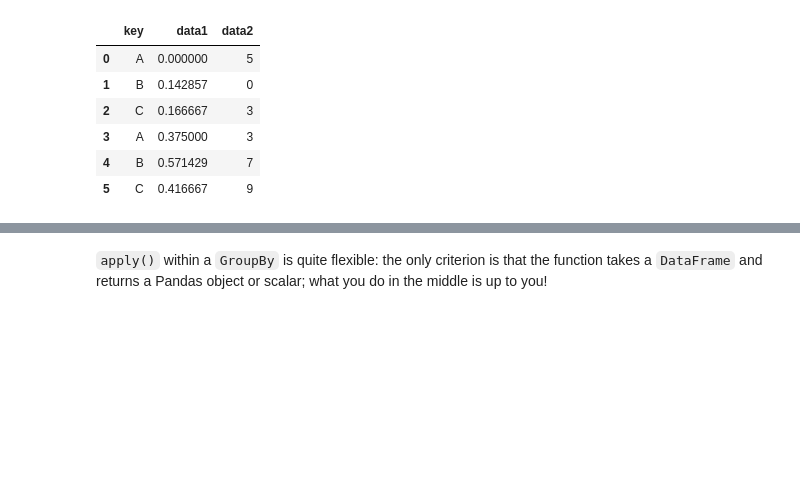
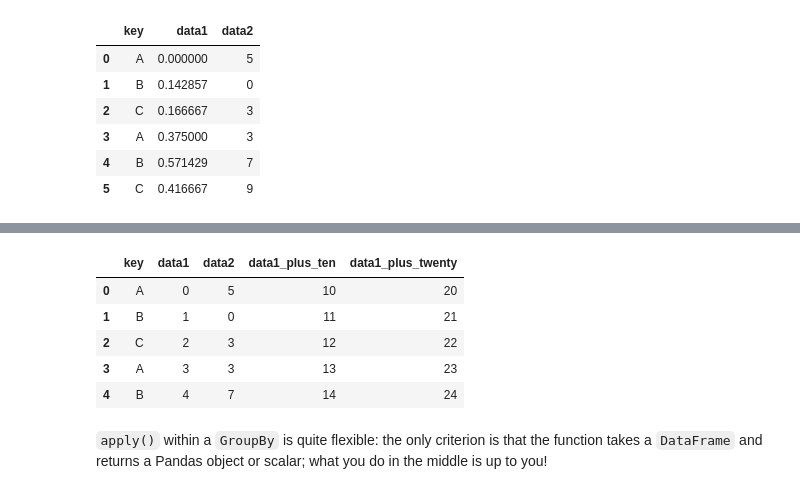
Before and after one commit to wwillis125/nyc-ds-100719-lectures, a Jupyter notebook: week-2/Pandas_groupby/Aggregation-and-Grouping.ipynb, the cells around one changed output, grey strips where cells are left out. Cells and saved outputs as stored; diff of their text form; code cells hidden in the pictures; blank space fills up the shorter version.

```diff
--- a/week-2/Pandas_groupby/Aggregation-and-Grouping.ipynb
+++ b/week-2/Pandas_groupby/Aggregation-and-Grouping.ipynb
@@ -654,3 +671,12 @@ df.groupby('key').apply(norm_by_data2)
+# %%
+df.head()
+# %% [output]
+|  | key | data1 | data2 | data1_plus_ten | data1_plus_twenty |
+| 0 | A | 0 | 5 | 10 | 20 |
+| 1 | B | 1 | 0 | 11 | 21 |
+| 2 | C | 2 | 3 | 12 | 22 |
+| 3 | A | 3 | 3 | 13 | 23 |
+| 4 | B | 4 | 7 | 14 | 24 |
 # %% [markdown]
 ``apply()`` within a ``GroupBy`` is quite flexible: the only criterion is that the function takes a ``DataFrame`` and returns a Pandas object or scalar; what you do in the middle is up to you!
 # %% [markdown]
```
Also changed, not shown: parts of 11 cells of this notebook.
